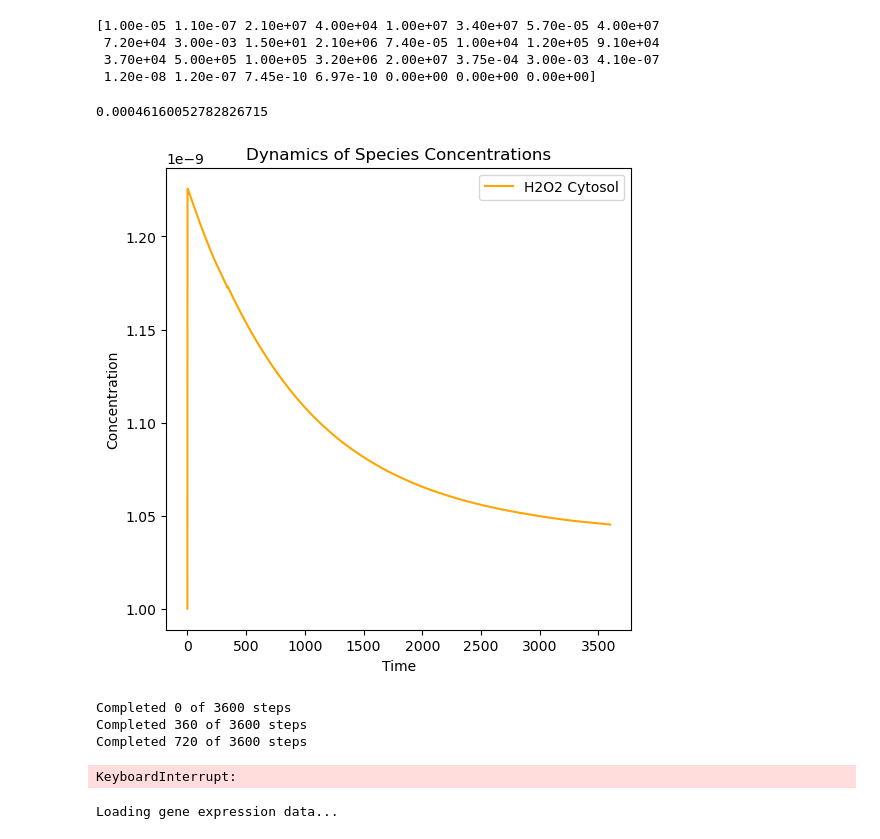
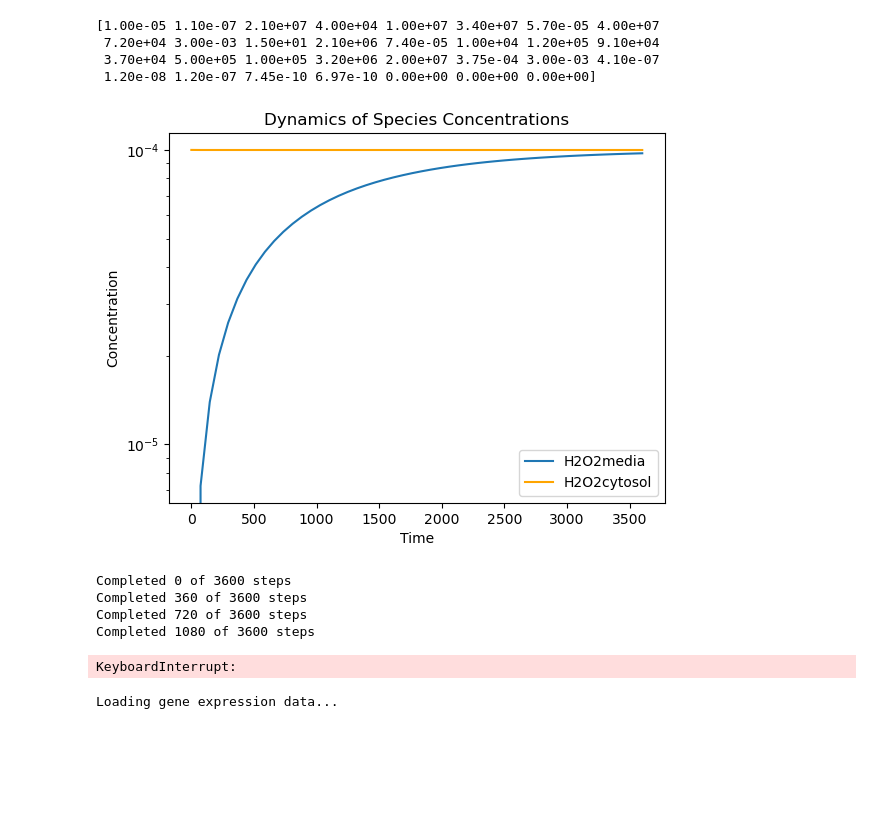
Before and after one commit to yunchen-git/ROS-ABM, a Jupyter notebook: testbed.ipynb, the cells around one changed output. Saved outputs shown, nothing was run; the diff lists cells and outputs as text; code cells hidden in the pictures; blank space fills up the shorter version.

```diff
--- a/testbed.ipynb
+++ b/testbed.ipynb
@@ -50,8 +101,8 @@ print(k)
 # % Defining the array, x0, that will house initial concentrations
 x0 = np.zeros(28)  # Defining the array, x0, that will house initial concentrations
 # Cytoplasm
-x0[0] = 4e-7#3.994175567263817e-07 #1e-4  # H2O2media
-x0[1] = 1e-9 #8.024315925651471e-10  # H2O2cytosol
+x0[0] = 0#3.994175567263817e-07 #1e-4  # H2O2media
+x0[1] = 1e-4 #8.024315925651471e-10  # H2O2cytosol
 
 x0[2] = 5e-5  # GPXr
 x0[3] = 1e-14  # GPXo
@@ -185,52 +236,53 @@ from scipy.integrate import solve_ivp
 # k[28] = 1e-5 # nox generation of superoxide
 # #k[29] = 0 # superoxide dismutase reduction and oxidation by superoxide
 # k[30] = 0 # intracellular superoxide production
 
-t = np.linspace(0, 3600, 3601)
-solution = odeint(model, x0, t, args=(k,))
+# t = np.linspace(0, 3600, 3601)
+# solution = odeint(model, x0, t, args=(k,))
 
-# Replace odeint with solve_ivp
-# solution = solve_ivp(lambda t, y: model(y, t, k),
-#                     [0, 120000],
-#                     x0,
-#                     method='Radau',  # Use Backward Differentiation Formula (good for stiff problems)
-#                     t_eval=np.linspace(0, 120000, 10000))
+#Replace odeint with solve_ivp
+solution = solve_ivp(lambda t, y: model(y, t, k),
+                    [0, 3600],
+                    x0,
+                    method='Radau',  # Use Backward Differentiation Formula (good for stiff problems)
+                    t_eval=np.linspace(0, 3600))
 
 # Plot the results
-plt.figure(figsize=(6, 6))
-for i in range(0, len(x0)):
-    # if i == 0:
-    #     plt.plot(t, solution[:, i], label='H2O2 Media')
-    if i == 1:
-        plt.plot(t, solution[:, i], label='H2O2 Cytosol', color='orange')
+# plt.figure(figsize=(6, 6))
+# for i in range(0, len(x0)):
+#     if i == 0:
+#         plt.plot(t, solution[:, i], label='H2O2 Media')
+#     if i == 1:
+#         plt.plot(t, solution[:, i], label='H2O2 Cytosol', color='orange')
     # elif i == 5:
     #     plt.plot(t, solution[:, i], label='GSH')
     # else:
     #     plt.plot(t, solution[:, i], label=f'x[{i}]')
-# plt.plot(solution.t, solution.y[0, :], label='H2O2media')
-# plt.plot(solution.t, solution.y[1, :], label='H2O2cytosol')
+
+plt.plot(solution.t, solution.y[0, :], label='H2O2media')
+plt.plot(solution.t, solution.y[1, :], label='H2O2cytosol', color='orange')
 # plt.plot(solution.t, solution.y[24, :], label='superoxide media')
 # plt.plot(solution.t, solution.y[25, :], label='superoxide cytosol')
 # plt.plot(solution.t, solution.y[26, :], label='SOD reduced')
 # plt.plot(solution.t, solution.y[27, :], label='SOD oxidized')
 
 # plt.plot(t, solution[:, 0], label='H2O2media')
 # plt.plot(t, solution[:, 1], label='H2O2cytosol')
 # # plt.plot(t, solution[:, 22], label='NADPH')
 # # plt.plot(t, solution[:, 23], label='NADP-')
 # # plt.plot(t, solution[:, 26], label='SOD reduced')
 # # plt.plot(t, solution[:, 27], label='SOD oxidized')
 # print(solution[-1, 0])
-print(solution[-1, 5])
+# print(solution[-1, 5])
 
 plt.xlabel('Time')
 plt.ylabel('Concentration')
+plt.yscale('log')
 plt.title('Dynamics of Species Concentrations')
 plt.legend()
 plt.show()
 # %% [output]
-0.00046160052782826715
-[figure, old version]
+[figure, new version]
 # %%
 import numpy as np
 import matplotlib.pyplot as plt
@@ -279,6 +331,7 @@ plt.show()
 Completed 0 of 3600 steps
 Completed 360 of 3600 steps
 Completed 720 of 3600 steps
+Completed 1080 of 3600 steps
 KeyboardInterrupt:
 # %%
 import numpy as np
```
Also changed, not shown: parts of 1 cell of this notebook, 11 other files.
